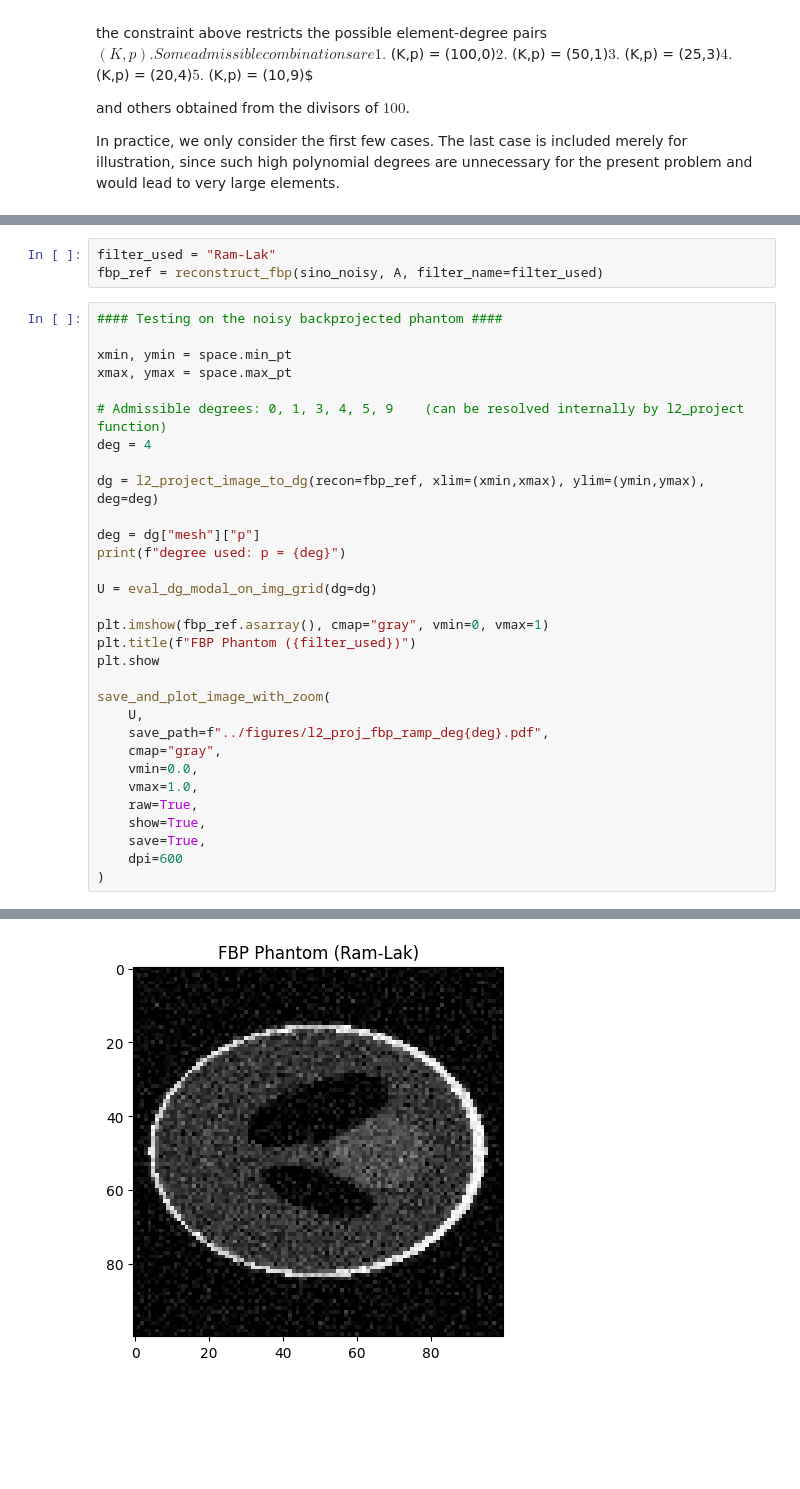
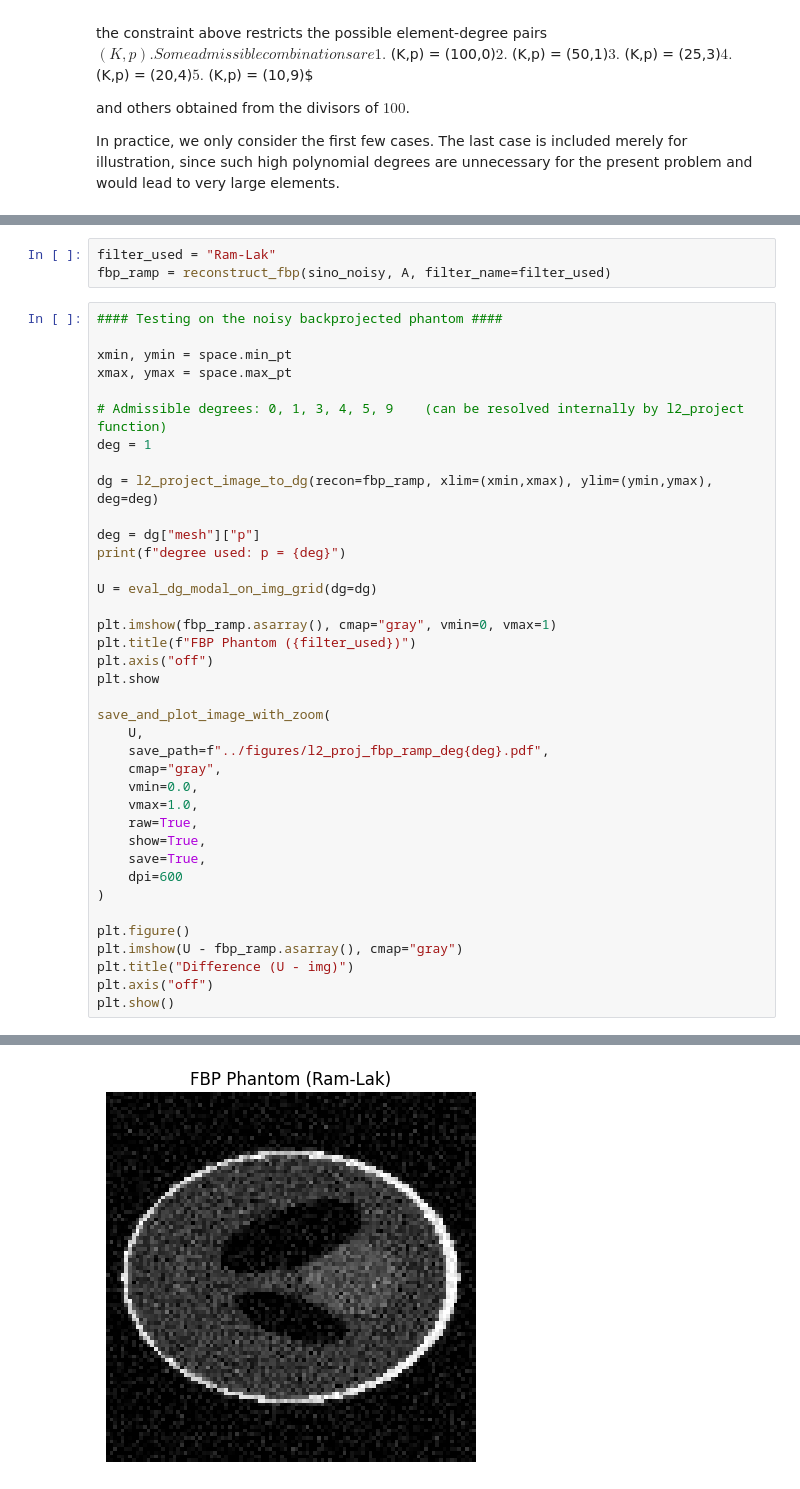
Before and after one commit to AdamHopkinss/SIAC-CT-Reconstruction, a Jupyter notebook: notebooks/DG_projection_and_SIAC.ipynb, the cells around one changed output, grey strips where cells are left out. Drawn from its saved outputs; the diff is of its cells as text; blank space fills up the shorter version.

```diff
--- a/notebooks/DG_projection_and_SIAC.ipynb
+++ b/notebooks/DG_projection_and_SIAC.ipynb
@@ -113,6 +116,6 @@ degree used: p = 9
 # %%
 filter_used = "Ram-Lak"
-fbp_ref = reconstruct_fbp(sino_noisy, A, filter_name=filter_used)
+fbp_ramp = reconstruct_fbp(sino_noisy, A, filter_name=filter_used)
 # %%
 #### Testing on the noisy backprojected phantom ####
 
@@ -120,17 +123,18 @@ xmin, ymin = space.min_pt
 xmax, ymax = space.max_pt
 
 # Admissible degrees: 0, 1, 3, 4, 5, 9    (can be resolved internally by l2_project function)
-deg = 4
+deg = 1
 
-dg = l2_project_image_to_dg(recon=fbp_ref, xlim=(xmin,xmax), ylim=(ymin,ymax), deg=deg)
+dg = l2_project_image_to_dg(recon=fbp_ramp, xlim=(xmin,xmax), ylim=(ymin,ymax), deg=deg)
 
 deg = dg["mesh"]["p"]
 print(f"degree used: p = {deg}")
 
 U = eval_dg_modal_on_img_grid(dg=dg)
 
-plt.imshow(fbp_ref.asarray(), cmap="gray", vmin=0, vmax=1)
+plt.imshow(fbp_ramp.asarray(), cmap="gray", vmin=0, vmax=1)
 plt.title(f"FBP Phantom ({filter_used})")
+plt.axis("off")
 plt.show
 
 save_and_plot_image_with_zoom(
@@ -144,4 +148,10 @@ save_and_plot_image_with_zoom(
     save=True,
     dpi=600
 )
+
+plt.figure()
+plt.imshow(U - fbp_ramp.asarray(), cmap="gray")
+plt.title("Difference (U - img)")
+plt.axis("off")
+plt.show()
 # %% [output]
@@ -149,3 +159,3 @@ degree used: p = 4
-[figure, old version]
+[figure, new version]
 [figure]
 [figure]
```
Also changed, not shown: parts of 5 cells of this notebook, 1 other file.
